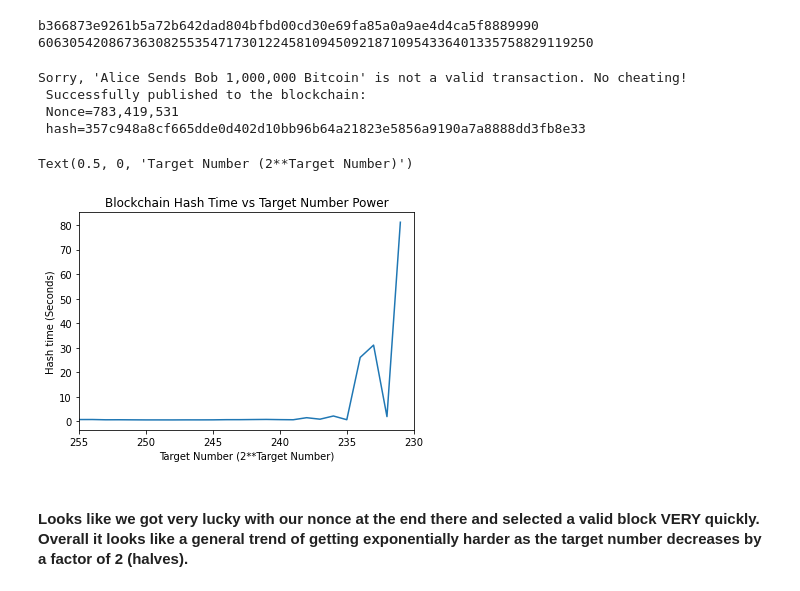
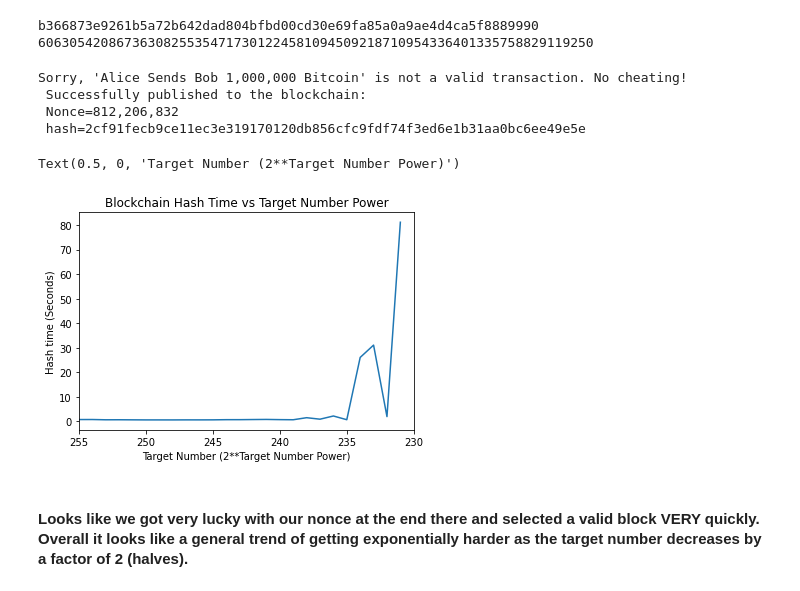
Before and after one commit to williamrhayes/PracticalCryptographyInPython, a Jupyter notebook: Practical Cryptography in Python.ipynb, the cells around one changed output. Cells and saved outputs as stored; diff of their text form; code cells hidden in the pictures.

```diff
--- a/Practical Cryptography in Python.ipynb
+++ b/Practical Cryptography in Python.ipynb
@@ -986,38 +986,38 @@ print(proof_of_work(message="Alice Sends Bob 8 Bitcoin"))
 #    # find a hash below the target number
 #    # at each power of two.
 #    start = time.time()
 #    print(proof_of_work(target_number=target_number, message="Alice Sends Bob 8 Bitcoin"))
 #    end = time.time()
 #    time_to_find_block[power] = end-start
 #
 ## Save this data as a JSON file so we
 ## don't need to keep generating the info
 ## over and over again
 #with open('./data/proof_of_work.json', 'w') as f:
 #    json.dump(time_to_find_block, f)
 
 # Load the data created from generating blocks of
 # varying difficulty
 with open('./data/proof_of_work.json', 'r') as f:
     time_to_find_block = json.load(f)
 
 target_number_powers = [int(power) for power in time_to_find_block.keys()]
 plt.plot(target_number_powers, time_to_find_block.values())
 # Force the plot to count backwards
 # from 255
 plt.xlim(255, 230)
 
 # Add titles to chart
 plt.title("Blockchain Hash Time vs Target Number Power")
 plt.ylabel("Hash time (Seconds)")
-plt.xlabel('Target Number (2**Target Number)')
+plt.xlabel('Target Number (2**Target Number Power)')
 # %% [output]
 Sorry, 'Alice Sends Bob 1,000,000 Bitcoin' is not a valid transaction. No cheating!
  Successfully published to the blockchain:
- Nonce=783,419,531
- hash=357c948a8cf665dde0d402d10bb96b64a21823e5856a9190a7a8888dd3fb8e33
+ Nonce=812,206,832
+ hash=2cf91fecb9ce11ec3e319170120db856cfc9fdf74f3ed6e1b31aa0bc6ee49e5e
-Text(0.5, 0, 'Target Number (2**Target Number)')
+Text(0.5, 0, 'Target Number (2**Target Number Power)')
-[figure, old version]
+[figure, new version]
 # %% [markdown]
 #### Looks like we got very lucky with our nonce at the end there and selected a valid block VERY quickly. Overall it looks like a general trend of getting exponentially harder as the target number decreases by a factor of 2 (halves).
 # %% [markdown]
```
Also changed, not shown: parts of 28 cells of this notebook.
